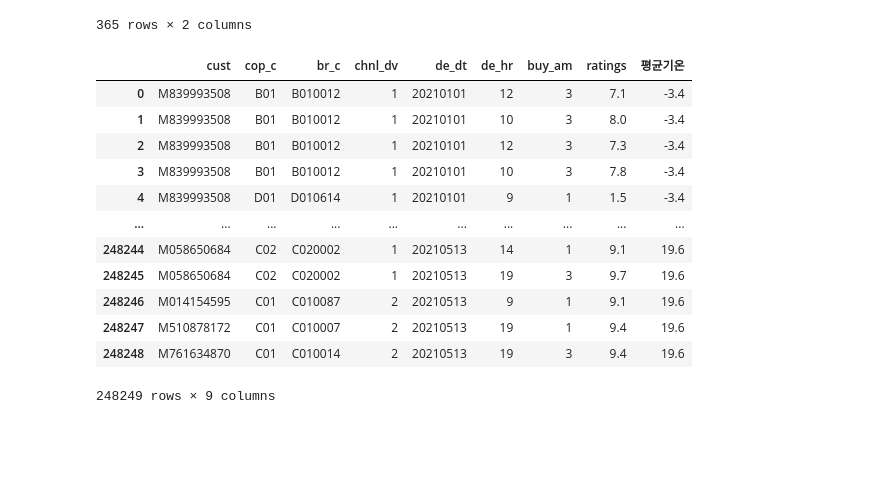
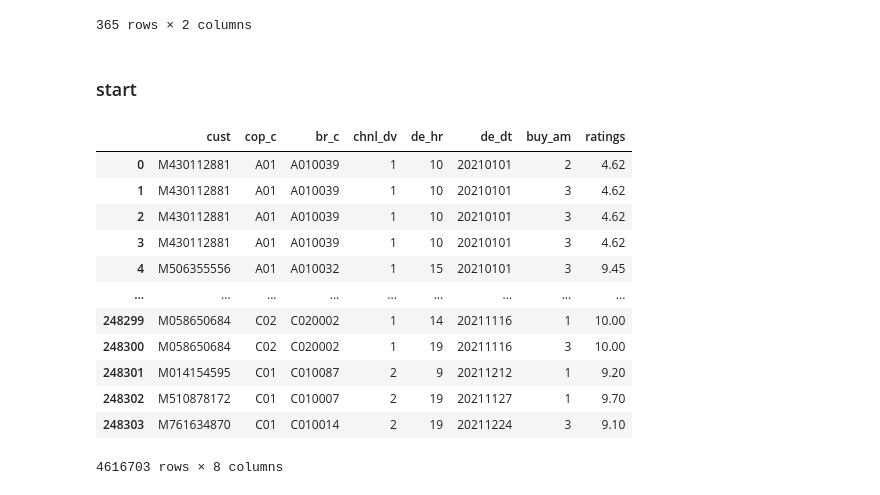
Before and after one commit to kch8906/Bigdata_Competition, a Jupyter notebook: DNN(0731).ipynb, the cells around one changed output. Cells and saved outputs as stored; diff of their text form; code cells hidden in the pictures; blank space fills up the shorter version.

```diff
--- a/DNN(0731).ipynb
+++ b/DNN(0731).ipynb
@@ -119,0 +116,17 @@ df_cop
+# %%
+df_product = pd.read_csv('../dataset/df_02_ratings.csv')
+df_product['buy_am'] = df_product.progress_apply(lambda x : categoricalBuy(x['buy_am']), axis=1)
+# %%
+# df_product.drop('Unnamed: 0', axis=1, inplace=True)
+df_product['br_c'].fillna('empty', inplace=True)
+# %%
+df_cop['de_dt'] = df_cop['de_dt'].astype('int64')
+df_cop['de_dt'] = df_cop['de_dt'].astype('str')
+df_cop.dropna(axis=0, inplace=True)
+
+df_product['de_dt'] = df_product['de_dt'].astype('int64')
+df_product['de_dt'] = df_product['de_dt'].astype('str')
+df_product.dropna(axis=0, inplace=True)
+# %%
+df_product_cop = df_product[['cust', 'cop_c', 'br_c', 'chnl_dv','de_hr', 'de_dt', 'buy_am', 'ratings']]
+df_product_cop
@@ -140,20 +167,22 @@ weather_df
 | 363 | 20211230 | -0.7 |
 | 364 | 20211231 | -3.9 |
 365 rows × 2 columns
+# %% [markdown]
+### start
 # %%
-df_cop = pd.merge(df_cop, weather_df, on='de_dt')
-df_cop
+df_concat_cop_product = pd.concat([df_product_cop, df_cop])
+df_concat_cop_product
 # %% [output]
-|  | cust | cop_c | br_c | chnl_dv | de_dt | de_hr | buy_am | ratings | 평균기온 |
-| 0 | M839993508 | B01 | B010012 | 1 | 20210101 | 12 | 3 | 7.1 | -3.4 |
-| 1 | M839993508 | B01 | B010012 | 1 | 20210101 | 10 | 3 | 8.0 | -3.4 |
-| 2 | M839993508 | B01 | B010012 | 1 | 20210101 | 12 | 3 | 7.3 | -3.4 |
-| 3 | M839993508 | B01 | B010012 | 1 | 20210101 | 10 | 3 | 7.8 | -3.4 |
-| 4 | M839993508 | D01 | D010614 | 1 | 20210101 | 9 | 1 | 1.5 | -3.4 |
-| ... | ... | ... | ... | ... | ... | ... | ... | ... | ... |
-| 248244 | M058650684 | C02 | C020002 | 1 | 20210513 | 14 | 1 | 9.1 | 19.6 |
-| 248245 | M058650684 | C02 | C020002 | 1 | 20210513 | 19 | 3 | 9.7 | 19.6 |
-| 248246 | M014154595 | C01 | C010087 | 2 | 20210513 | 9 | 1 | 9.1 | 19.6 |
-| 248247 | M510878172 | C01 | C010007 | 2 | 20210513 | 19 | 1 | 9.4 | 19.6 |
-| 248248 | M761634870 | C01 | C010014 | 2 | 20210513 | 19 | 3 | 9.4 | 19.6 |
+|  | cust | cop_c | br_c | chnl_dv | de_hr | de_dt | buy_am | ratings |
+| 0 | M430112881 | A01 | A010039 | 1 | 10 | 20210101 | 2 | 4.62 |
+| 1 | M430112881 | A01 | A010039 | 1 | 10 | 20210101 | 3 | 4.62 |
+| 2 | M430112881 | A01 | A010039 | 1 | 10 | 20210101 | 3 | 4.62 |
+| 3 | M430112881 | A01 | A010039 | 1 | 10 | 20210101 | 3 | 4.62 |
+| 4 | M506355556 | A01 | A010032 | 1 | 15 | 20210101 | 3 | 9.45 |
+| ... | ... | ... | ... | ... | ... | ... | ... | ... |
+| 248299 | M058650684 | C02 | C020002 | 1 | 14 | 20211116 | 1 | 10.00 |
+| 248300 | M058650684 | C02 | C020002 | 1 | 19 | 20211116 | 3 | 10.00 |
+| 248301 | M014154595 | C01 | C010087 | 2 | 9 | 20211212 | 1 | 9.20 |
+| 248302 | M510878172 | C01 | C010007 | 2 | 19 | 20211127 | 1 | 9.70 |
+| 248303 | M761634870 | C01 | C010014 | 2 | 19 | 20211224 | 3 | 9.10 |
-248249 rows × 9 columns
+4616703 rows × 8 columns
```
Also changed, not shown: parts of 32 cells of this notebook, 3 other files.
